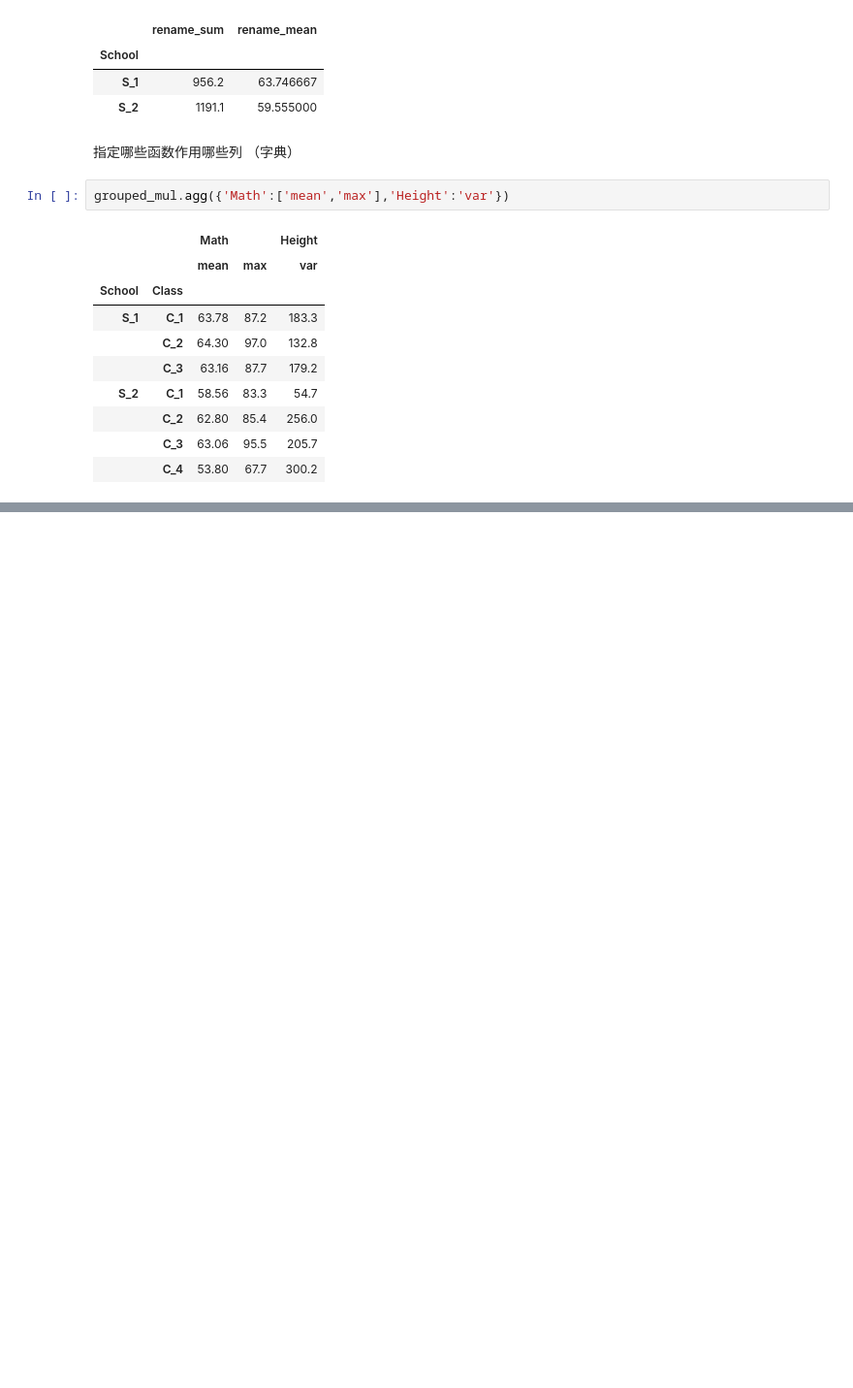
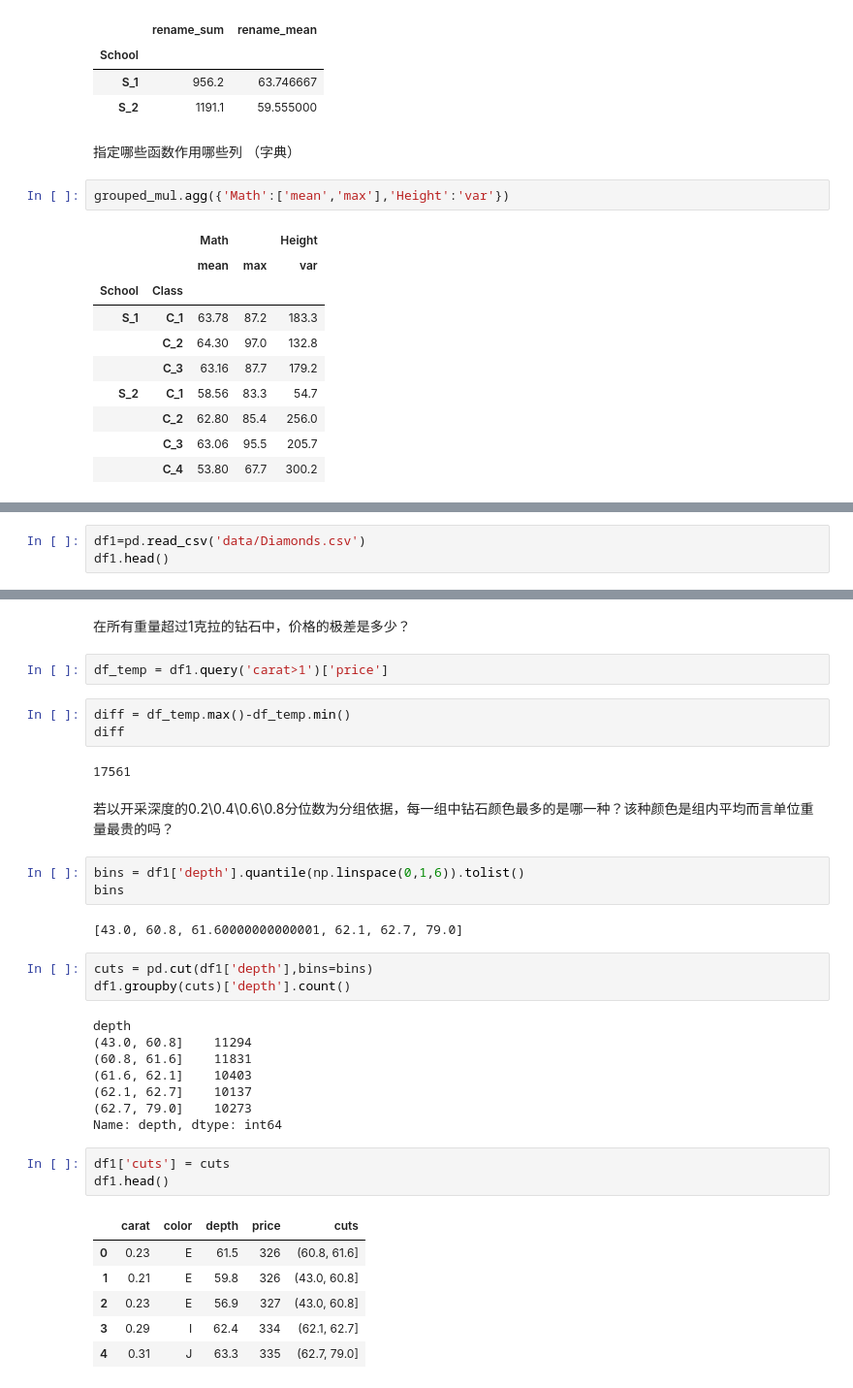
Before and after one commit to scxixixi/Pandas_Learning, a Jupyter notebook: Day3打卡.ipynb, the cells around one changed output, grey strips where cells are left out. Shown: that part at 97% size. Cells and saved outputs as stored; diff of their text form; blank space fills up the shorter version.

```diff
--- a/Day3打卡.ipynb
+++ b/Day3打卡.ipynb
@@ -330,0 +644,3 @@ grouped_mul.agg({'Math':['mean','max'],'Height':'var'})
+# %%
+df1=pd.read_csv('data/Diamonds.csv')
+df1.head()
@@ -330,0 +654,37 @@ grouped_mul.agg({'Math':['mean','max'],'Height':'var'})
+# %% [markdown]
+在所有重量超过1克拉的钻石中，价格的极差是多少？
+# %%
+df_temp = df1.query('carat>1')['price']
+# %%
+diff = df_temp.max()-df_temp.min()
+diff
+# %% [output]
+17561
+# %% [markdown]
+若以开采深度的0.2\0.4\0.6\0.8分位数为分组依据，每一组中钻石颜色最多的是哪一种？该种颜色是组内平均而言单位重量最贵的吗？
+# %%
+bins = df1['depth'].quantile(np.linspace(0,1,6)).tolist()
+bins
+# %% [output]
+[43.0, 60.8, 61.60000000000001, 62.1, 62.7, 79.0]
+# %%
+cuts = pd.cut(df1['depth'],bins=bins)
+df1.groupby(cuts)['depth'].count()
+# %% [output]
+depth
+(43.0, 60.8]    11294
+(60.8, 61.6]    11831
+(61.6, 62.1]    10403
+(62.1, 62.7]    10137
+(62.7, 79.0]    10273
+Name: depth, dtype: int64
+# %%
+df1['cuts'] = cuts
+df1.head()
+# %% [output]
+|  | carat | color | depth | price | cuts |
+| 0 | 0.23 | E | 61.5 | 326 | (60.8, 61.6] |
+| 1 | 0.21 | E | 59.8 | 326 | (43.0, 60.8] |
+| 2 | 0.23 | E | 56.9 | 327 | (43.0, 60.8] |
+| 3 | 0.29 | I | 62.4 | 334 | (62.1, 62.7] |
+| 4 | 0.31 | J | 63.3 | 335 | (62.7, 79.0] |
```
Also changed, not shown: parts of 52 cells of this notebook.
